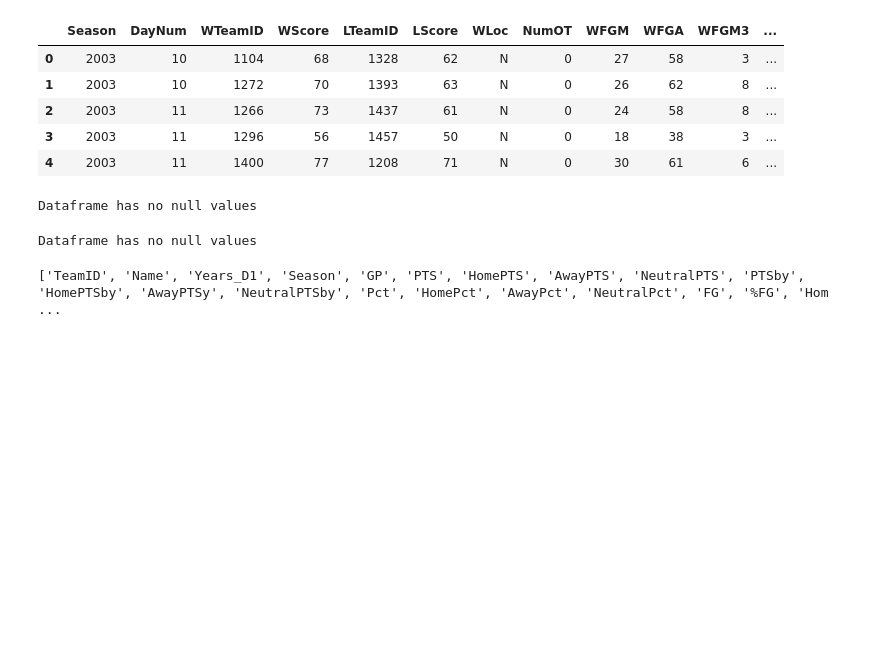
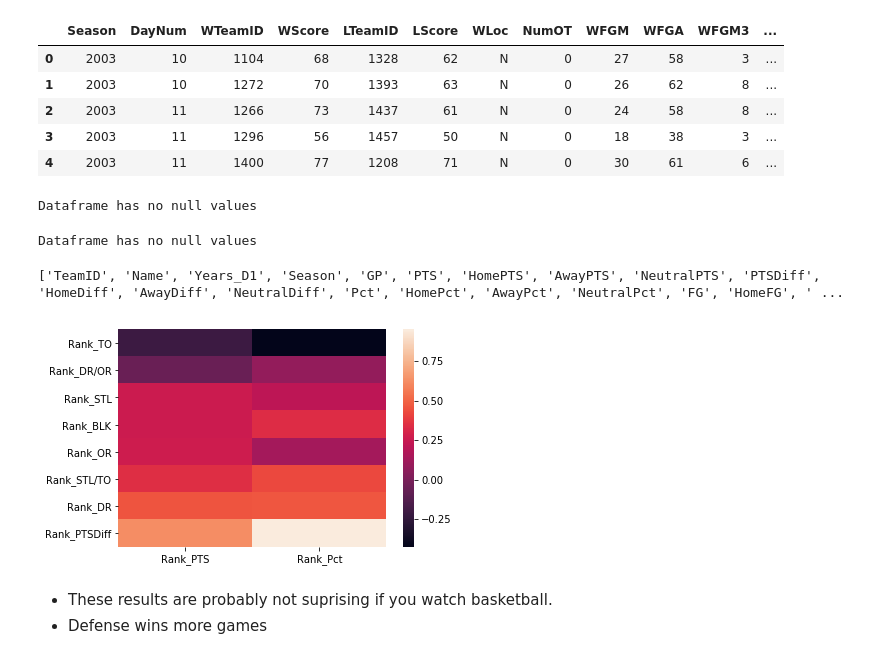
Before and after one commit to henokyemam/MarchMadness2021, a Jupyter notebook: 01_exploration.ipynb, the cells around one changed output. Drawn from its saved outputs; the diff is of its cells as text; code cells hidden in the pictures; blank space fills up the shorter version.

Commit message:
exploration of defensive and offensive teams

```diff
--- a/01_exploration.ipynb
+++ b/01_exploration.ipynb
@@ -192,7 +192,7 @@ winner_detailed_season = \
              sum(col('HomeWin')).alias('HomeWins'),
              sum(col('AwayWin')).alias('AwayWins'),
              sum(col('NeutralWin')).alias('NeutralWins'),
-             round(sum(col('Win_by')), 1).alias('WinScoreBy'),
+             round(sum(col('Win_by')), 1).alias('WinDiff'),
              round(sum(when(col('WLoc') == 'H', col('Win_by')).otherwise(0)), 1).alias('WHomeBy'),
              round(sum(when(col('WLoc') == 'A', col('Win_by')).otherwise(0)), 1).alias('WAwayBy'),
              round(sum(when(col('WLoc') == 'N', col('Win_by')).otherwise(0)), 1).alias('WNeutralBy'),
@@ -342,19 +342,22 @@ detailed_season_agg = winner_detailed_season\
 .withColumn('HomePTS', round((col('WHomeScore') + col('LHomeScore'))/(col('HomeWins') + col('LossHome')), 2)) \
 .withColumn('AwayPTS', round((col('WAwayScore') + col('LAwayScore'))/(col('AwayWins') + col('LossAway')), 2)) \
 .withColumn('NeutralPTS', round((col('WNeutralScore') + col('LNeutralScore'))/(col('NeutralWins') + col('LossNeutral')), 2)) \
-.withColumn('PTSby', round((col('WinScoreBy') + col('LossScoreBy'))/col('NumTotal'), 2)) \
-.withColumn('HomePTSby', round((col('WHomeBy') + col('LHomeBy'))/col('NumTotal'), 2)) \
-.withColumn('AwayPTSy', round((col('WAwayBy') + col('LAwayBy'))/col('NumTotal'), 2)) \
-.withColumn('NeutralPTSby', round((col('WNeutralBy') + col('LNeutralBy'))/col('NumTotal'), 2)) \
+.withColumn('PTSDiff', round((col('WinDiff') + col('LossDiff'))/col('NumTotal'), 2)) \
+.withColumn('HomeDiff', round((col('WHomeBy') + col('LHomeBy'))/col('NumTotal'), 2)) \
+.withColumn('AwayDiff', round((col('WAwayBy') + col('LAwayBy'))/col('NumTotal'), 2)) \
+.withColumn('NeutralDiff', round((col('WNeutralBy') + col('LNeutralBy'))/col('NumTotal'), 2)) \
 .withColumn('Pct', round(100*col('NumWins')/col('NumTotal'), 2)) \
 .withColumn('HomePct', round(100*col('HomeWins')/(col('HomeWins') + col('LossHome')), 2)) \
 .withColumn('AwayPct', round(100*col('AwayWins')/(col('AwayWins') + col('LossAway')), 2)) \
 .withColumn('NeutralPct', round(100*col('NeutralWins')/(col('NeutralWins') + col('LossNeutral')), 2)) \
 .withColumn('FG', round(100 * (col('LFGM') + col('WFGM'))/(col('LFGA') + col('WFGA')), 2)) \
-.withColumn('%FG', round(100 * (col('LFGM') + col('WFGM'))/(col('LScore') + col('WScore')), 2)) \
 .withColumn('HomeFG', round(100 * (col('LHomeFGM') + col('WHomeFGM'))/(col('LHomeFGA') + col('WHomeFGA')), 2)) \
 .withColumn('AwayFG', round(100 * (col('LAwayFGM') + col('WAwayFGM'))/(col('LAwayFGA') + col('WAwayFGA')), 2)) \
 .withColumn('NeutralFG', round(100 * (col('LNeutralFGM') + col('WNeutralFGM'))/(col('LNeutralFGA') + col('WNeutralFGA')), 2)) \
+.withColumn('%FG', round(100 * (col('LFGM') + col('WFGM'))/(col('LScore') + col('WScore')), 2)) \
+.withColumn('Home%FG', round(100 * (col('LHomeFGM') + col('WHomeFGM'))/(col('LScore') + col('WScore')), 2)) \
+.withColumn('Away%FG', round(100 * (col('LAwayFGM') + col('WAwayFGM'))/(col('LScore') + col('WScore')), 2)) \
+.withColumn('Neutral%FG', round(100 * (col('LNeutralFGM') + col('WNeutralFGM'))/(col('LScore') + col('WScore')), 2)) \
 .withColumn('FG3', round(100 * (col('LFGM3') + col('WFGM3'))/(col('LFGA3') + col('WFGA3')), 2)) \
 .withColumn('HomeFG3', round(100 * (col('LHomeFGM3') + col('WHomeFGM3'))/(col('LHomeFGA3') + col('WHomeFGA3')), 2)) \
 .withColumn('AwayFG3', round(100 * (col('LAwayFGM3') + col('WAwayFGM3'))/(col('LAwayFGA3') + col('WAwayFGA3')), 2)) \
@@ -408,7 +411,7 @@ detailed_season_agg = winner_detailed_season\
 .withColumn('HomePF', round((col('LHomePF') + col('WHomePF'))/(col('HomeWins') + col('LossHome')), 2)) \
 .withColumn('AwayPF', round((col('LAwayPF') + col('WAwayPF'))/(col('AwayWins') + col('LossAway')), 2)) \
 .withColumn('NeutralPF', round((col('LNeutralPF') + col('WNeutralPF'))/(col('NeutralWins') + col('LossNeutral')), 2)) \
-.drop('NumWins', 'NumLoss','LossHome', 'LossAway', 'LossNeutral', 'WinScoreBy', 'LossScoreBy'
+.drop('NumWins', 'NumLoss','LossHome', 'LossAway', 'LossNeutral', 'WinDiff', 'LossDiff'
       , 'WHomeScore', 'LHomeScore', 'WHomeBy', 'LHomeBy', 'WAwayScore', 'LAwayScore', 'WNeutralScore'
       , 'LNeutralScore', 'WAwayBy', 'LAwayBy', 'WNeutralBy', 'LNeutralBy', 'WScore', 'LScore'
       , 'HomeWins', 'AwayWins', 'NeutralWins', 'LFGM', 'WFGM', 'LFGM3', 'WFGM3'
@@ -437,17 +439,18 @@ detailed_season_agg = teams.select(col('TeamName').alias('Name'), 'TeamID', 'Yea
 # %pprint
 detailed_season_agg.columns
 # %% [output]
-['TeamID', 'Name', 'Years_D1', 'Season', 'GP', 'PTS', 'HomePTS', 'AwayPTS', 'NeutralPTS', 'PTSby', 'HomePTSby', 'AwayPTSy', 'NeutralPTSby', 'Pct', 'HomePct', 'AwayPct', 'NeutralPct', 'FG', '%FG', 'Hom ...
+['TeamID', 'Name', 'Years_D1', 'Season', 'GP', 'PTS', 'HomePTS', 'AwayPTS', 'NeutralPTS', 'PTSDiff', 'HomeDiff', 'AwayDiff', 'NeutralDiff', 'Pct', 'HomePct', 'AwayPct', 'NeutralPct', 'FG', 'HomeFG', ' ...
 # %%
 # lets clean it up so we can better make sense of the season level features by team
 season_agg = detailed_season_agg \
         .select('Season', 'Name', 'TeamID', 'Years_D1', 'GP'
+                ,'PTS', 'PTSDiff','Pct','FG', '%FG', 'FG3', '%FG3', 'FT','%FT'
                 ,'OR', 'DR', 'DR/OR', 'AST', 'TO', 'AST/TO', 'STL','STL/TO', 'BLK', 'PF'
-                ,'PTS', 'PTSby','Pct','FG','FG3','FT','%FT'
                 ,'HomePTS', 'AwayPTS', 'NeutralPTS'
-                ,'HomePTSby', 'AwayPTSy', 'NeutralPTSby'
+                ,'HomeDiff', 'AwayDiff', 'NeutralDiff'
                 ,'HomePct', 'AwayPct', 'NeutralPct'
                 ,'HomeFG', 'AwayFG', 'NeutralFG'
+                ,'Home%FG', 'Away%FG', 'Neutral%FG'
                 ,'HomeFG3', 'AwayFG3', 'NeutralFG3'
                 ,'Home%FG3', 'Away%FG3', 'Neutral%FG3'
                 ,'HomeFT', 'AwayFT', 'NeutralFT'
@@ -475,0 +494,23 @@ season_agg = detailed_season_agg \
+# %%
+def partion_data(dataframe,order):
+
+    window = Window.partitionBy('Season').orderBy(col(order).desc())
+    df = dataframe.select('Season', 'TeamID', 'Name', order) \
+                       .withColumn('Rank_' + order, row_number().over(window))
+    return df
+# %%
+#Question: is there a good correlation between good defense teams and PTS (Points Per Game) and Pct
+def_features = ['OR', 'DR/OR', 'TO', 'STL', 'STL/TO', 'BLK', 'PTSDiff', 'PTS', 'Pct']
+
+def_df = partion_data(season_agg, 'DR')
+for column in defensive_features:
+    def_df = def_df.join(partion_data(season_agg, column), ['Season', 'TeamID', 'Name'], 'inner')
+    def_df = def_df.drop(column)
+
+# lets take a brief look at the teams with the hig
+def_corr = def_df.drop('DR').orderBy(col('Season').desc()).toPandas().corr()
+sns.heatmap(def_corr[["Rank_PTS", "Rank_Pct"]] \
+            .iloc[:8].sort_values(["Rank_PTS", "Rank_Pct"]))
+plt.show()
+# %% [output]
+[figure, added]
@@ -475,0 +531,3 @@ season_agg = detailed_season_agg \
+# %% [markdown]
+* These results are probably not suprising if you watch basketball.
+* Defense wins more games
```
Also changed, not shown: parts of 5 cells of this notebook, 1 other file.
